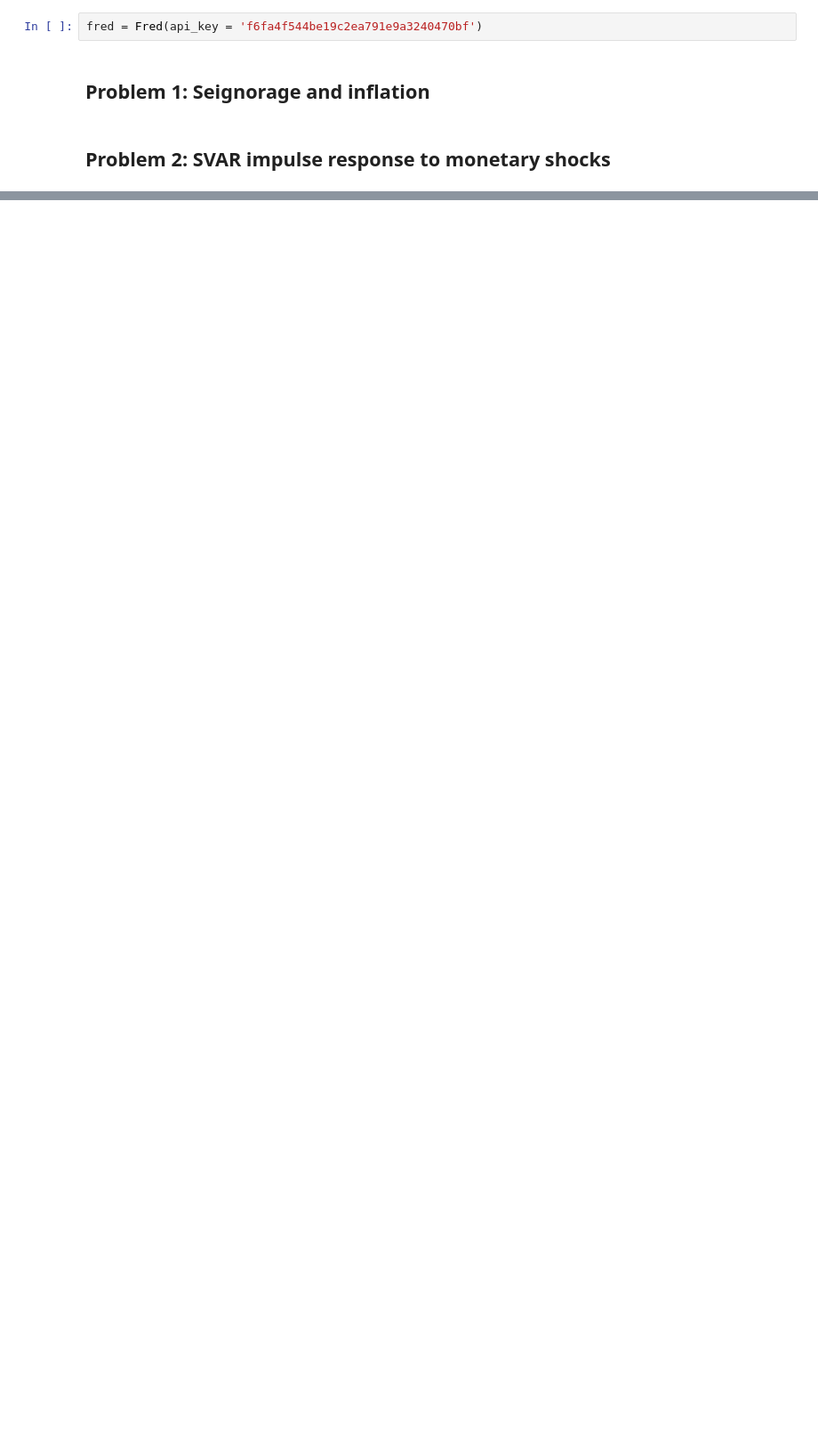
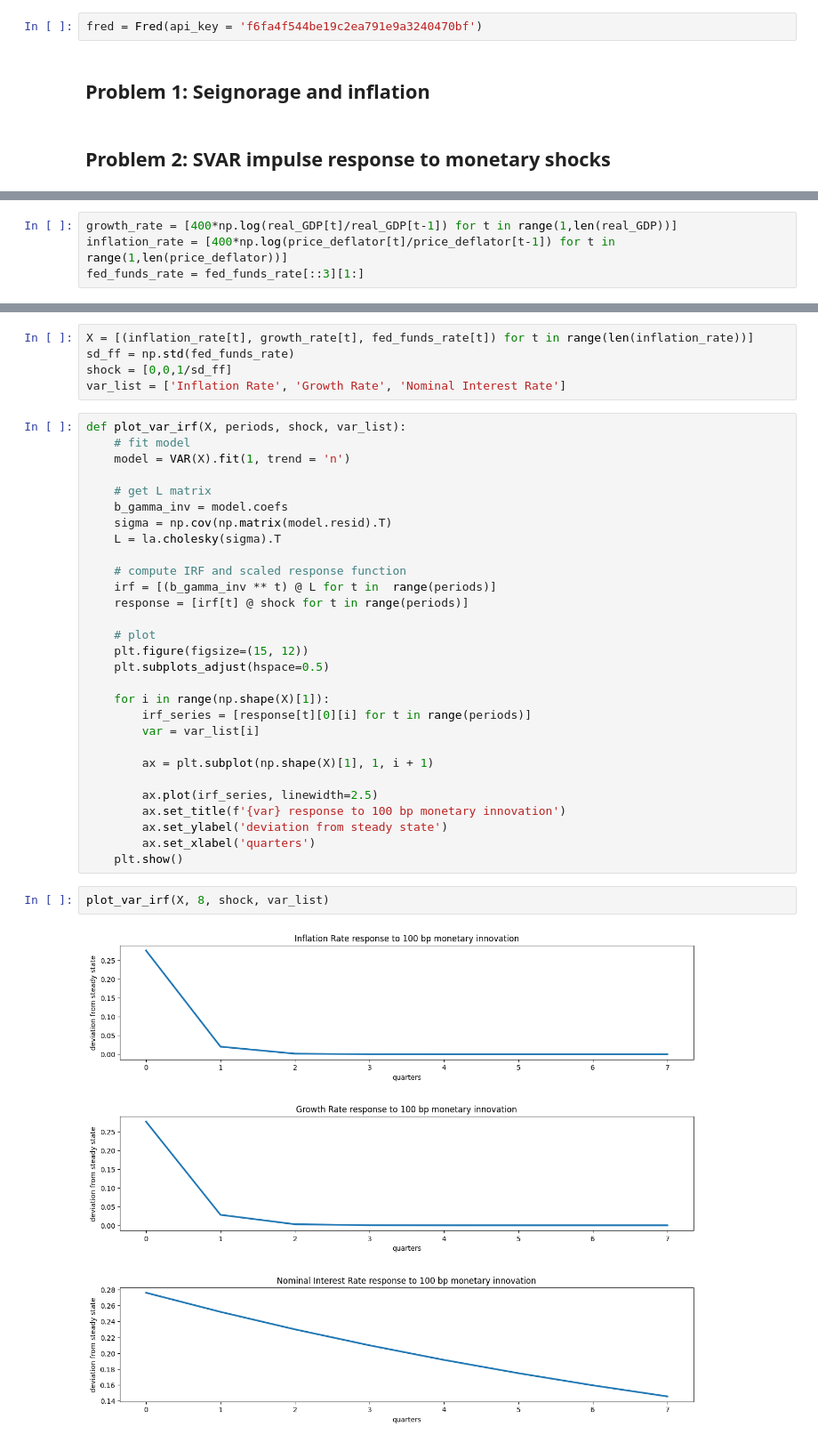
Before and after one commit to sthau/econ-212, a Jupyter notebook: macro_3/macro_3.ipynb, the cells around one changed output, grey strips where cells are left out. Shown: that part at 89% size. Cells and saved outputs as stored; diff of their text form; blank space fills up the shorter version.

```diff
--- a/macro_3/macro_3.ipynb
+++ b/macro_3/macro_3.ipynb
@@ -20,0 +22,4 @@ inflation_rate = [400*np.log(price_deflator[t]/price_deflator[t-1]) for t in ran
+# %%
+growth_rate = [400*np.log(real_GDP[t]/real_GDP[t-1]) for t in range(1,len(real_GDP))]
+inflation_rate = [400*np.log(price_deflator[t]/price_deflator[t-1]) for t in range(1,len(price_deflator))]
+fed_funds_rate = fed_funds_rate[::3][1:]
@@ -20,0 +30,38 @@ inflation_rate = [400*np.log(price_deflator[t]/price_deflator[t-1]) for t in ran
+# %%
+X = [(inflation_rate[t], growth_rate[t], fed_funds_rate[t]) for t in range(len(inflation_rate))]
+sd_ff = np.std(fed_funds_rate)
+shock = [0,0,1/sd_ff]
+var_list = ['Inflation Rate', 'Growth Rate', 'Nominal Interest Rate']
+# %%
+def plot_var_irf(X, periods, shock, var_list):
+    # fit model
+    model = VAR(X).fit(1, trend = 'n')
+
+    # get L matrix
+    b_gamma_inv = model.coefs
+    sigma = np.cov(np.matrix(model.resid).T)
+    L = la.cholesky(sigma).T
+
+    # compute IRF and scaled response function
+    irf = [(b_gamma_inv ** t) @ L for t in  range(periods)]
+    response = [irf[t] @ shock for t in range(periods)]
+
+    # plot
+    plt.figure(figsize=(15, 12))
+    plt.subplots_adjust(hspace=0.5)
+
+    for i in range(np.shape(X)[1]):
+        irf_series = [response[t][0][i] for t in range(periods)]
+        var = var_list[i]
+
+        ax = plt.subplot(np.shape(X)[1], 1, i + 1)
+
+        ax.plot(irf_series, linewidth=2.5)
+        ax.set_title(f'{var} response to 100 bp monetary innovation')
+        ax.set_ylabel('deviation from steady state')
+        ax.set_xlabel('quarters')
+    plt.show()
+# %%
+plot_var_irf(X, 8, shock, var_list)
+# %% [output]
+[figure, added]
```
Also changed, not shown: parts of 9 cells of this notebook.
